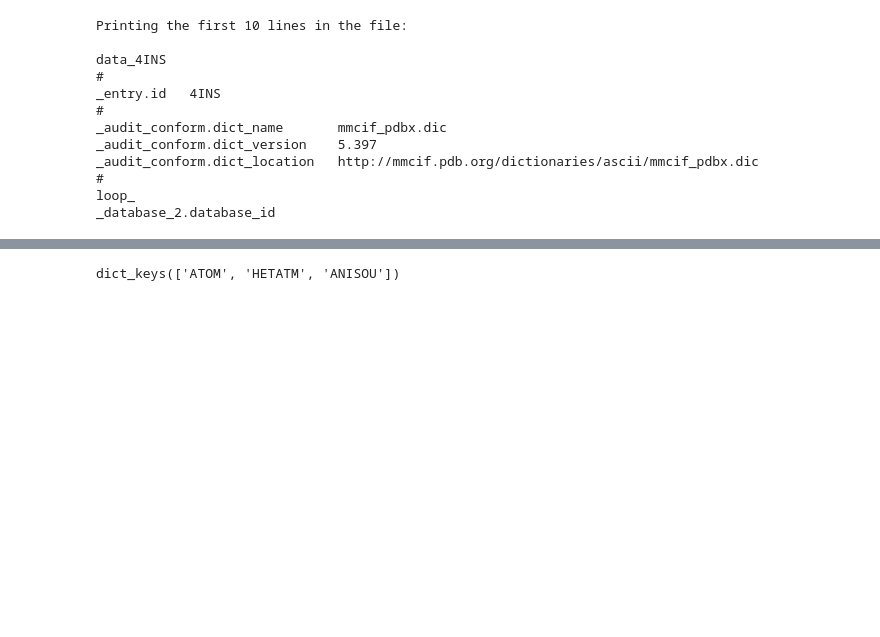
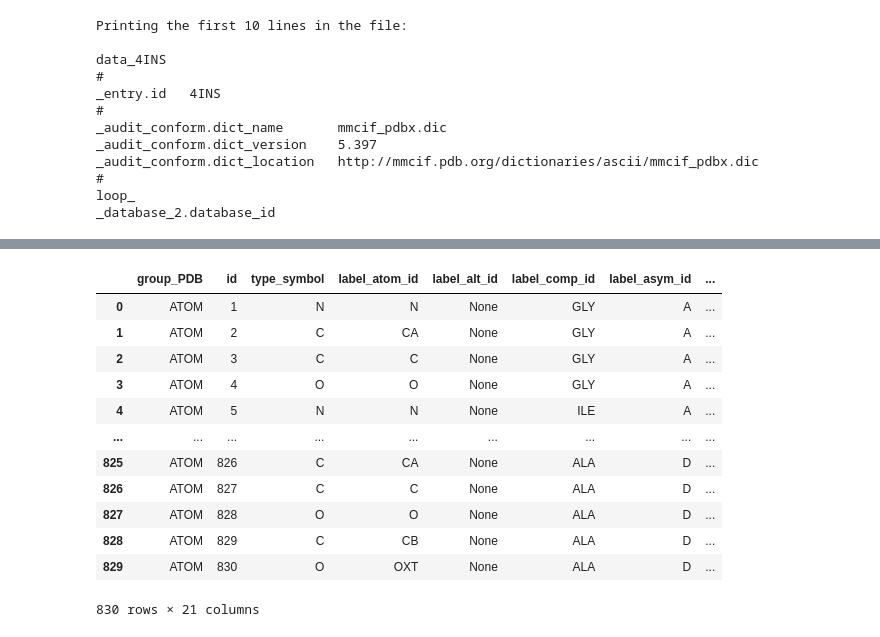
Before and after one commit to rajaonsonella/csc2541_lab1, a Jupyter notebook: lab1_notebook.ipynb, the cells around one changed output, grey strips where cells are left out. Cells and saved outputs as stored; diff of their text form; code cells hidden in the pictures; blank space fills up the shorter version.

```diff
--- a/lab1_notebook.ipynb
+++ b/lab1_notebook.ipynb
@@ -90,4 +122,7 @@ Let's use of of those python packages to extract information from this file more
 from biopandas.mmcif import PandasMmcif
 
 # Read the mmCIF file
-mmcif = PandasMmcif().read_mmcif('4INS.cif')
+mmcif = PandasMmcif().read_mmcif(f'{pdb_id}.cif')
+
+# Display the different "keys" of the returned dictionnary
+print(mmcif.df.keys())
@@ -94,4 +140,16 @@ mmcif = PandasMmcif().read_mmcif('4INS.cif')
 # %%
-mmcif.df.keys()
+mmcif.df["ATOM"]
 # %% [output]
+|  | group_PDB | id | type_symbol | label_atom_id | label_alt_id | label_comp_id | label_asym_id | ... |
+| 0 | ATOM | 1 | N | N | None | GLY | A | ... |
+| 1 | ATOM | 2 | C | CA | None | GLY | A | ... |
+| 2 | ATOM | 3 | C | C | None | GLY | A | ... |
+| 3 | ATOM | 4 | O | O | None | GLY | A | ... |
+| 4 | ATOM | 5 | N | N | None | ILE | A | ... |
+| ... | ... | ... | ... | ... | ... | ... | ... | ... |
+| 825 | ATOM | 826 | C | CA | None | ALA | D | ... |
+| 826 | ATOM | 827 | C | C | None | ALA | D | ... |
+| 827 | ATOM | 828 | O | O | None | ALA | D | ... |
+| 828 | ATOM | 829 | C | CB | None | ALA | D | ... |
+| 829 | ATOM | 830 | O | OXT | None | ALA | D | ... |
-dict_keys(['ATOM', 'HETATM', 'ANISOU'])
+830 rows × 21 columns
```
Also changed, not shown: parts of 40 cells of this notebook.
